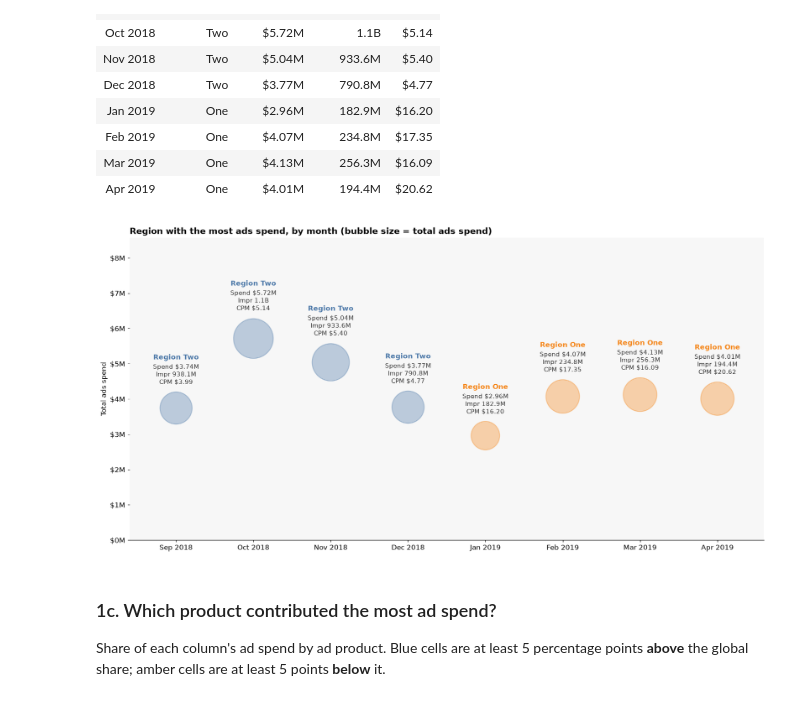
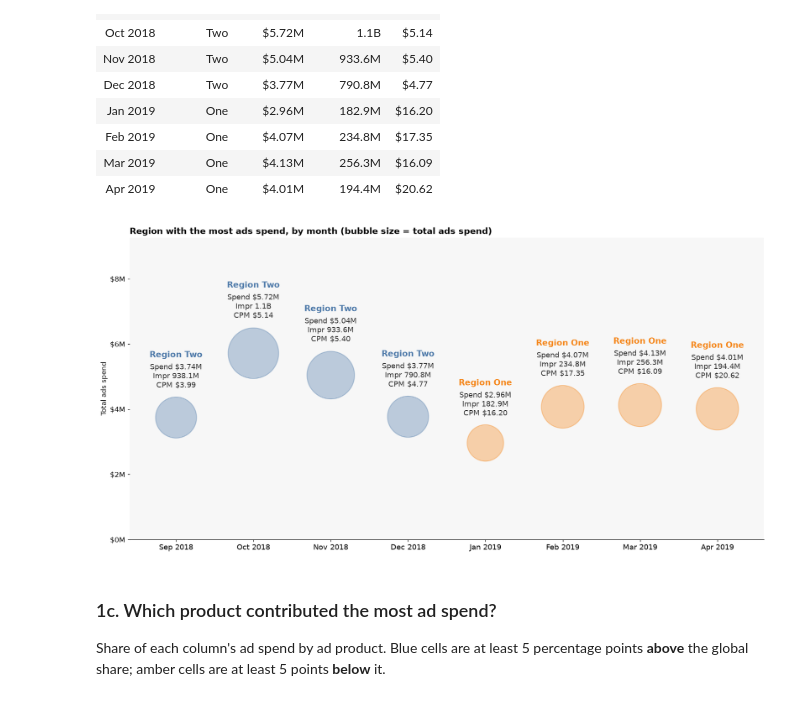
Before and after one commit to xiangyuans/ads-monetization-strategy, a Jupyter notebook: ads_monetization_strategy/analyses/ads_spend_sources.ipynb, the cells around one changed output. Saved outputs shown, nothing was run; the diff lists cells and outputs as text; code cells hidden in the pictures.

Commit message:
style(analysis): enlarge bubbles and labels on monthly region leader chart
Co-Authored-By: Claude Opus 5.5 <noreply@anthropic.com>

```diff
--- a/ads_monetization_strategy/analyses/ads_spend_sources.ipynb
+++ b/ads_monetization_strategy/analyses/ads_spend_sources.ipynb
@@ -307,38 +307,38 @@ leader_table = monthly_leader.rename(columns={
 # %%
 fig, ax = plt.subplots(figsize=(15, 7.5))
 ax.set_facecolor('#F7F7F7')
 x = np.arange(len(monthly_leader))
-sizes = (monthly_leader['total_spend'] / monthly_leader['total_spend'].max() * 4000).to_numpy()
+sizes = (monthly_leader['total_spend'] / monthly_leader['total_spend'].max() * 6500).to_numpy()
 colors = monthly_leader['region'].map(REGION_COLORS)
 ax.scatter(x, monthly_leader['total_spend'], s=sizes, c=colors, alpha=0.35, edgecolors=colors, linewidths=1.5)
 
 for i, row in monthly_leader.iterrows():
     radius_pt = (sizes[i] / np.pi) ** 0.5
     ax.annotate(
         f'Region {row.region}',
-        (i, row.total_spend), xytext=(0, radius_pt + 46), textcoords='offset points',
-        ha='center', va='bottom', fontsize=11, fontweight='bold', color=REGION_COLORS[row.region],
+        (i, row.total_spend), xytext=(0, radius_pt + 56), textcoords='offset points',
+        ha='center', va='bottom', fontsize=13, fontweight='bold', color=REGION_COLORS[row.region],
     )
     ax.annotate(
         f'Spend {fmt_money(row.total_spend)}\n'
         f'Impr {fmt_count(row.impressions)}\n'
         f'CPM {fmt_cpm(row.cpm)}',
-        (i, row.total_spend), xytext=(0, radius_pt + 6), textcoords='offset points',
-        ha='center', va='bottom', fontsize=10, color='#333333',
+        (i, row.total_spend), xytext=(0, radius_pt + 7), textcoords='offset points',
+        ha='center', va='bottom', fontsize=12, color='#333333',
     )
 
-ax.set_ylim(0, monthly_leader['total_spend'].max() * 1.5)
+ax.set_ylim(0, monthly_leader['total_spend'].max() * 1.62)
 ax.yaxis.set_major_formatter(millions)
 ax.set_xticks(x)
-ax.set_xticklabels(monthly_leader['month_start_date'].dt.strftime('%b %Y'))
+ax.set_xticklabels(monthly_leader['month_start_date'].dt.strftime('%b %Y'), fontsize=12)
 ax.set_xlim(-0.6, len(monthly_leader) - 0.4)
 ax.set_ylabel('Total ads spend')
 ax.set_title('Region with the most ads spend, by month (bubble size = total ads spend)')
 ax.spines['left'].set_visible(False)
 plt.tight_layout()
 plt.show()
 # %% [output]
-[figure, old version]
+[figure, new version]
 # %% [markdown]
 ### 1c. Which product contributed the most ad spend?
 
```
